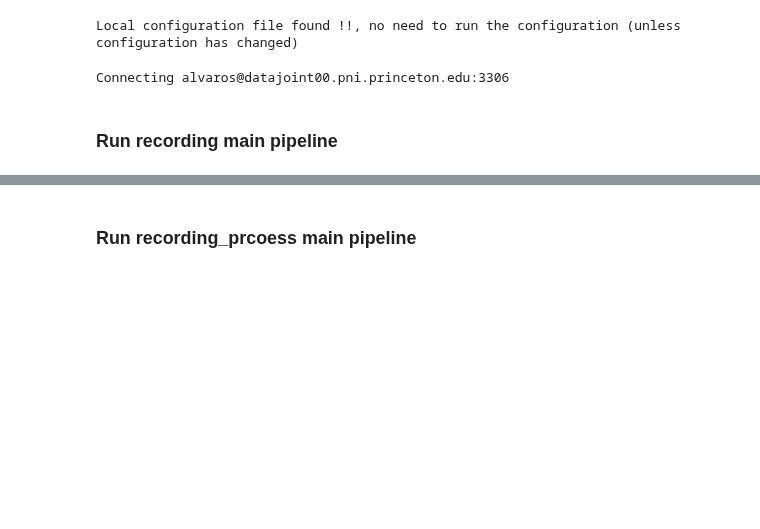
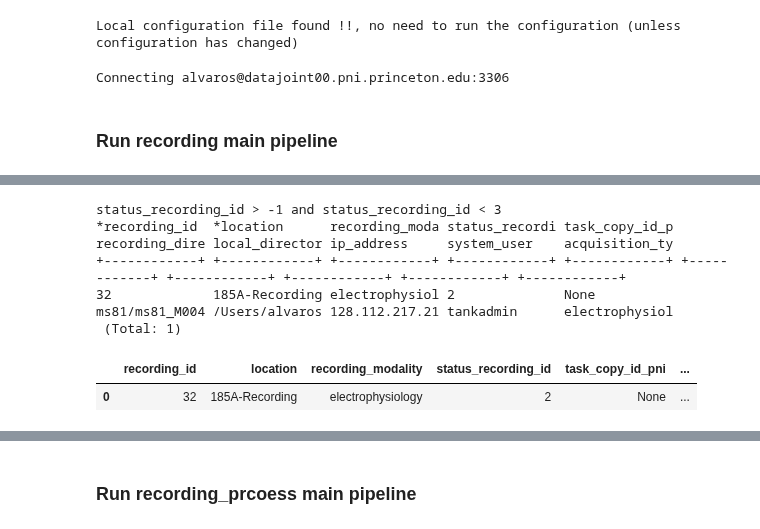
Before and after one commit to BrainCOGS/U19-pipeline-python, a Jupyter notebook: notebooks/TestAutomaticPipeline.ipynb, the cells around one changed output, grey strips where cells are left out. Cells and saved outputs as stored; diff of their text form; code cells hidden in the pictures; blank space fills up the shorter version.

```diff
--- a/notebooks/TestAutomaticPipeline.ipynb
+++ b/notebooks/TestAutomaticPipeline.ipynb
@@ -26,3 +66,13 @@ Connecting alvaros@datajoint00.pni.princeton.edu:3306
+# %%
+rec_handler.RecordingHandler.get_active_recordings()
+# %% [output]
+status_recording_id > -1 and status_recording_id < 3
+*recording_id  *location      recording_moda status_recordi task_copy_id_p recording_dire local_director ip_address     system_user    acquisition_ty
++------------+ +------------+ +------------+ +------------+ +------------+ +------------+ +------------+ +------------+ +------------+ +------------+
+32             185A-Recording electrophysiol 2              None           ms81/ms81_M004 /Users/alvaros 128.112.217.21 tankadmin      electrophysiol
+ (Total: 1)
+|  | recording_id | location | recording_modality | status_recording_id | task_copy_id_pni | ... |
+| 0 | 32 | 185A-Recording | electrophysiology | 2 | None | ... |
 # %%
 l = rec_handler.RecordingHandler.pipeline_handler_main()
 # %% [output]
```
Also changed, not shown: parts of 4 cells of this notebook, 4 other files.
